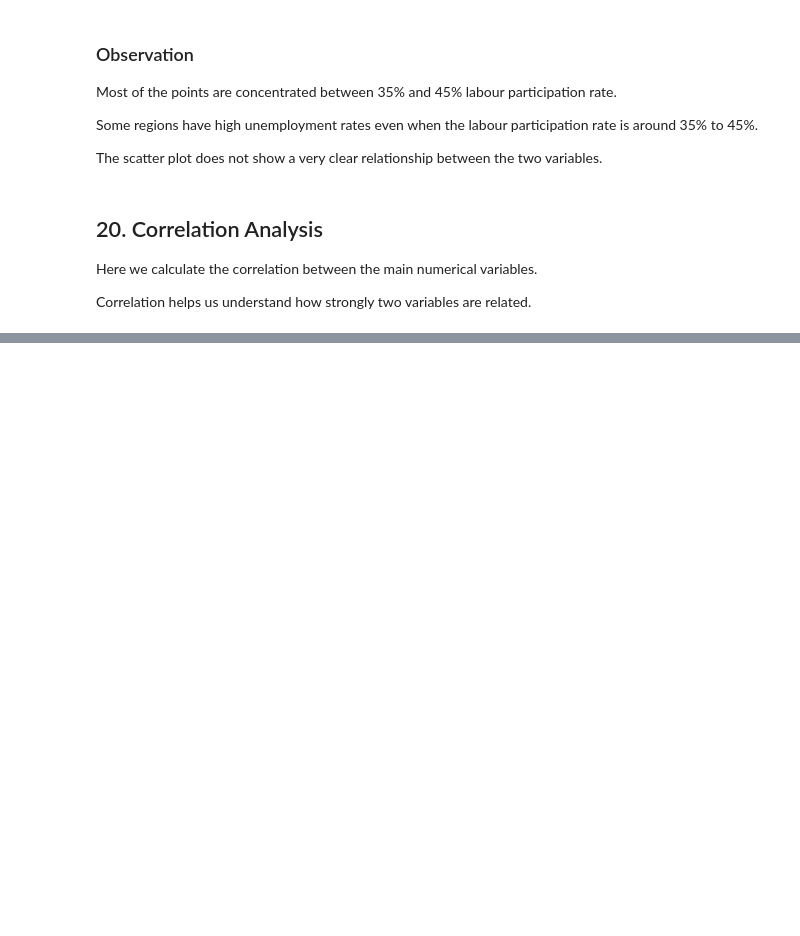
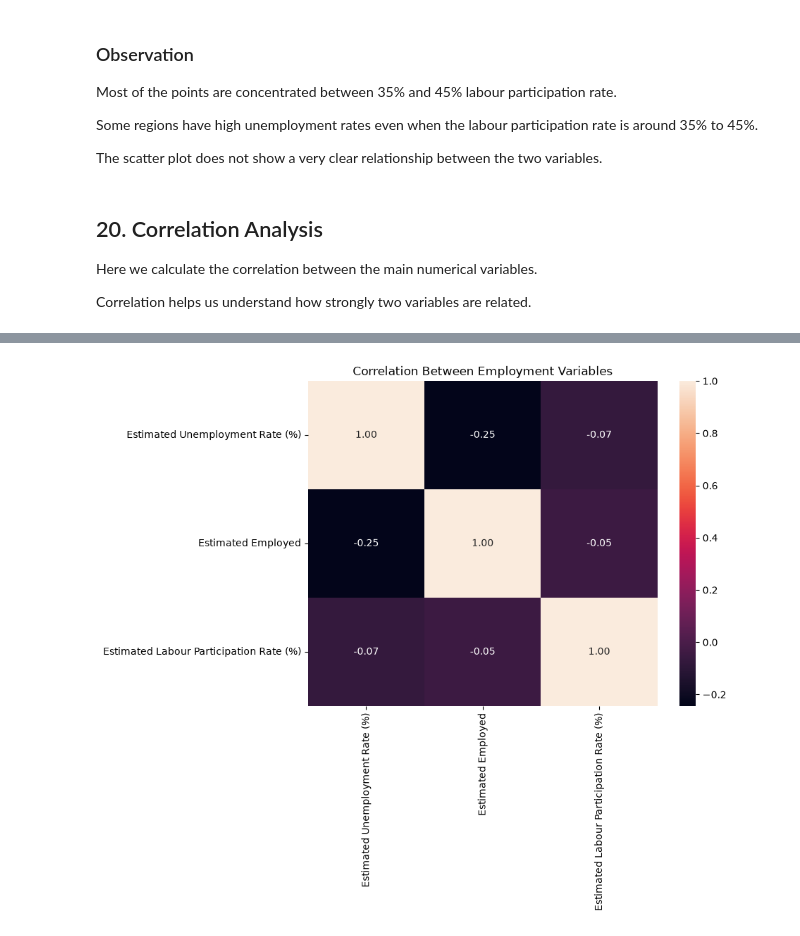
Before and after one commit to Arunbellad-2001/OIBSIP, a Jupyter notebook: DataScience-Task2-UnemploymentAnalysis/Unemployment_Analysis.ipynb, the cells around one changed output, grey strips where cells are left out. Cells and saved outputs as stored; diff of their text form; code cells hidden in the pictures; blank space fills up the shorter version.

Commit message:
updated Correlation Analysis

```diff
--- a/DataScience-Task2-UnemploymentAnalysis/Unemployment_Analysis.ipynb
+++ b/DataScience-Task2-UnemploymentAnalysis/Unemployment_Analysis.ipynb
@@ -755,3 +755,13 @@ variables.
 Here we calculate the correlation between the main numerical variables.
 
 Correlation helps us understand how strongly two variables are related.
+# %%
+correlation = df[
+    [
+        'Estimated Unemployment Rate (%)',
+        'Estimated Employed',
+        'Estimated Labour Participation Rate (%)'
+    ]
+].corr()
+
+correlation
@@ -757,0 +773,14 @@ Correlation helps us understand how strongly two variables are related.
+# %%
+plt.figure(figsize=(8, 6))
+
+sns.heatmap(
+    correlation,
+    annot=True,
+    fmt='.2f'
+)
+
+plt.title("Correlation Between Employment Variables")
+
+plt.show()
+# %% [output]
+[figure, added]
```
Also changed, not shown: parts of 2 cells of this notebook.
